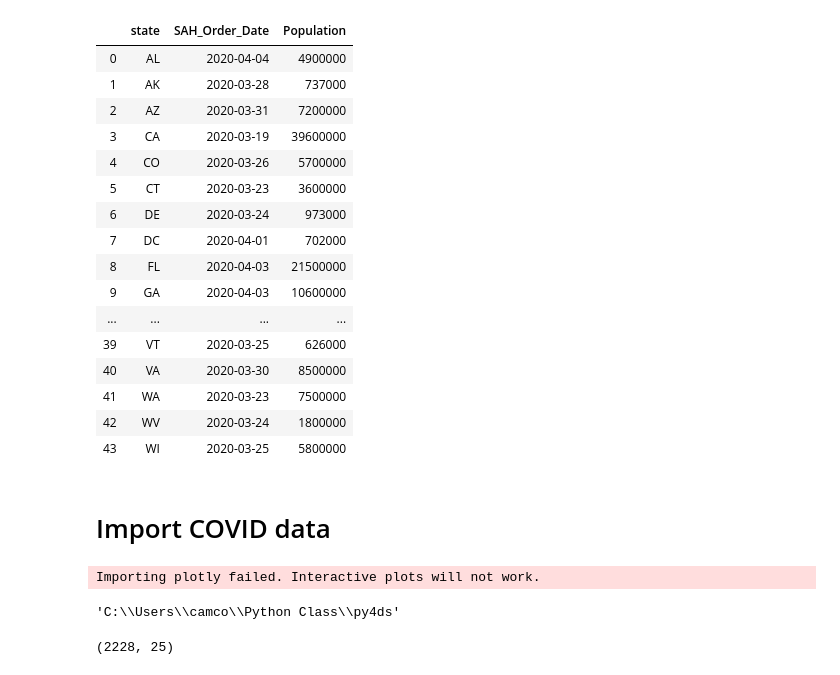
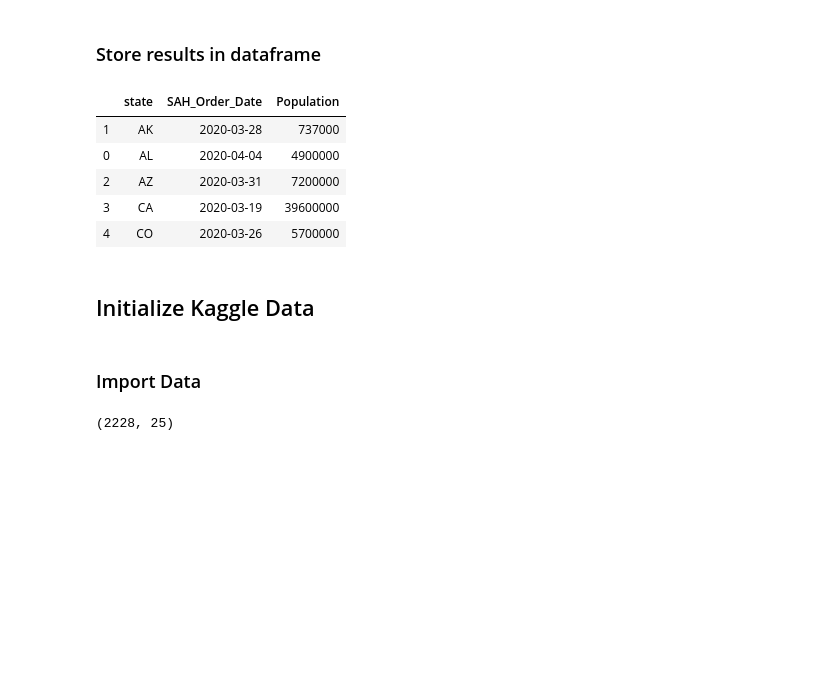
Before and after one commit to camzman/py4ds, a Jupyter notebook: PythonProject - Requests.ipynb, the cells around one changed output. Drawn from its saved outputs; the diff is of its cells as text; code cells hidden in the pictures; blank space fills up the shorter version.

Commit message:
Update PythonProject - Requests.ipynb
Friday Work session

```diff
--- a/PythonProject - Requests.ipynb
+++ b/PythonProject - Requests.ipynb
@@ -71,45 +113,28 @@ date = pd.DataFrame({'year' : SAH_Year,
                      'month' : SAH_Month,
                      'day' : SAH_Day})
 Date = pd.to_datetime(date[['month', 'day', 'year']])
+# %% [markdown]
+### Store results in dataframe
 # %%
 # Create data frame
 dict = {'state' : State,
         'SAH_Order_Date' : Date,
         'Population' : Population
        }
 SAH_data = pd.DataFrame(dict)
-SAH_data
+
+# Sort by state name & then SAH Order date
+SAH_data = SAH_data.sort_values(by = ['state', 'SAH_Order_Date'], ascending= (True, True))
+SAH_data.head()
 # %% [output]
 |  | state | SAH_Order_Date | Population |
+| 1 | AK | 2020-03-28 | 737000 |
 | 0 | AL | 2020-04-04 | 4900000 |
-| 1 | AK | 2020-03-28 | 737000 |
 | 2 | AZ | 2020-03-31 | 7200000 |
 | 3 | CA | 2020-03-19 | 39600000 |
 | 4 | CO | 2020-03-26 | 5700000 |
-| 5 | CT | 2020-03-23 | 3600000 |
-| 6 | DE | 2020-03-24 | 973000 |
-| 7 | DC | 2020-04-01 | 702000 |
-| 8 | FL | 2020-04-03 | 21500000 |
-| 9 | GA | 2020-04-03 | 10600000 |
-| ... | ... | ... | ... |
-| 39 | VT | 2020-03-25 | 626000 |
-| 40 | VA | 2020-03-30 | 8500000 |
-| 41 | WA | 2020-03-23 | 7500000 |
-| 42 | WV | 2020-03-24 | 1800000 |
-| 43 | WI | 2020-03-25 | 5800000 |
+# %% [markdown]
+## Initialize Kaggle Data
 # %% [markdown]
-# Import COVID data
+### Import Data
-# %%
-import fbprophet
-import os
-import math
-import matplotlib.dates as mdates
-from sklearn.neural_network import MLPRegressor
-from sklearn.model_selection import train_test_split
-import fbprophet
-
-os.getcwd()
-# %% [output]
-Importing plotly failed. Interactive plots will not work.
-'C:\\Users\\camco\\Python Class\\py4ds'
 # %%
```
Also changed, not shown: parts of 50 cells of this notebook.
